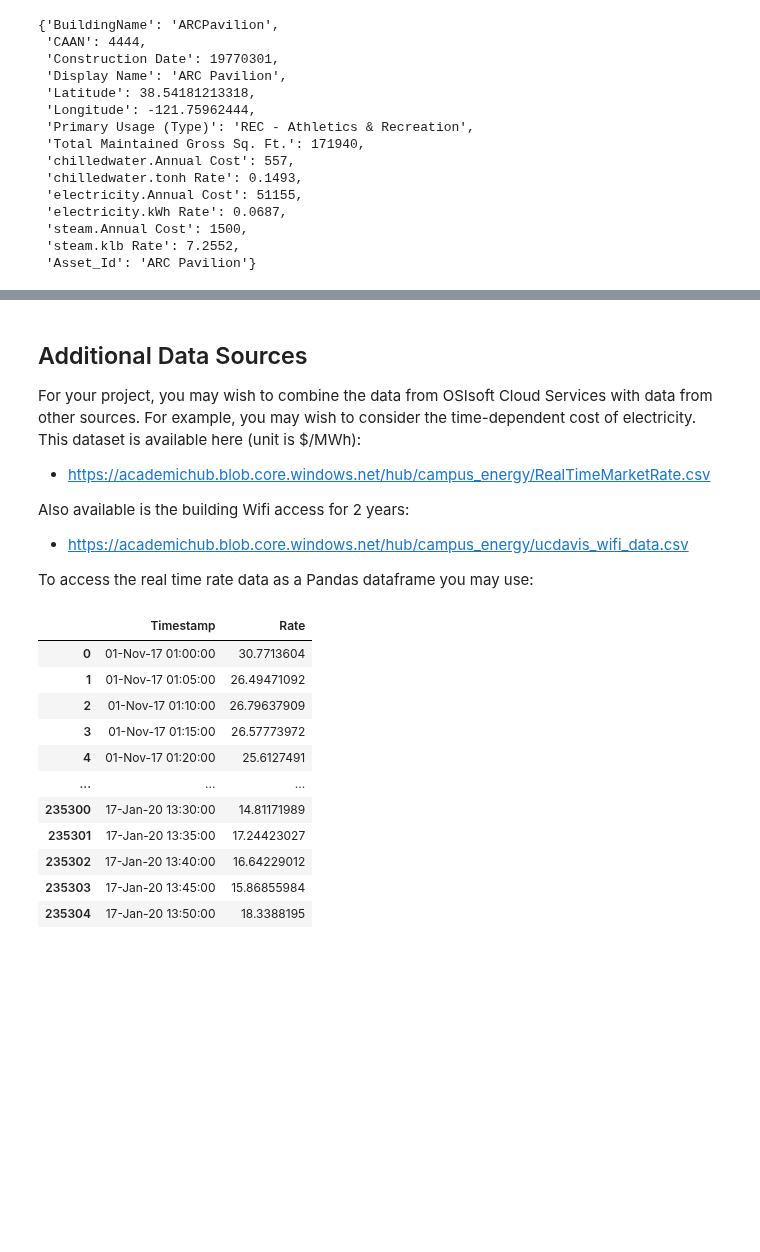
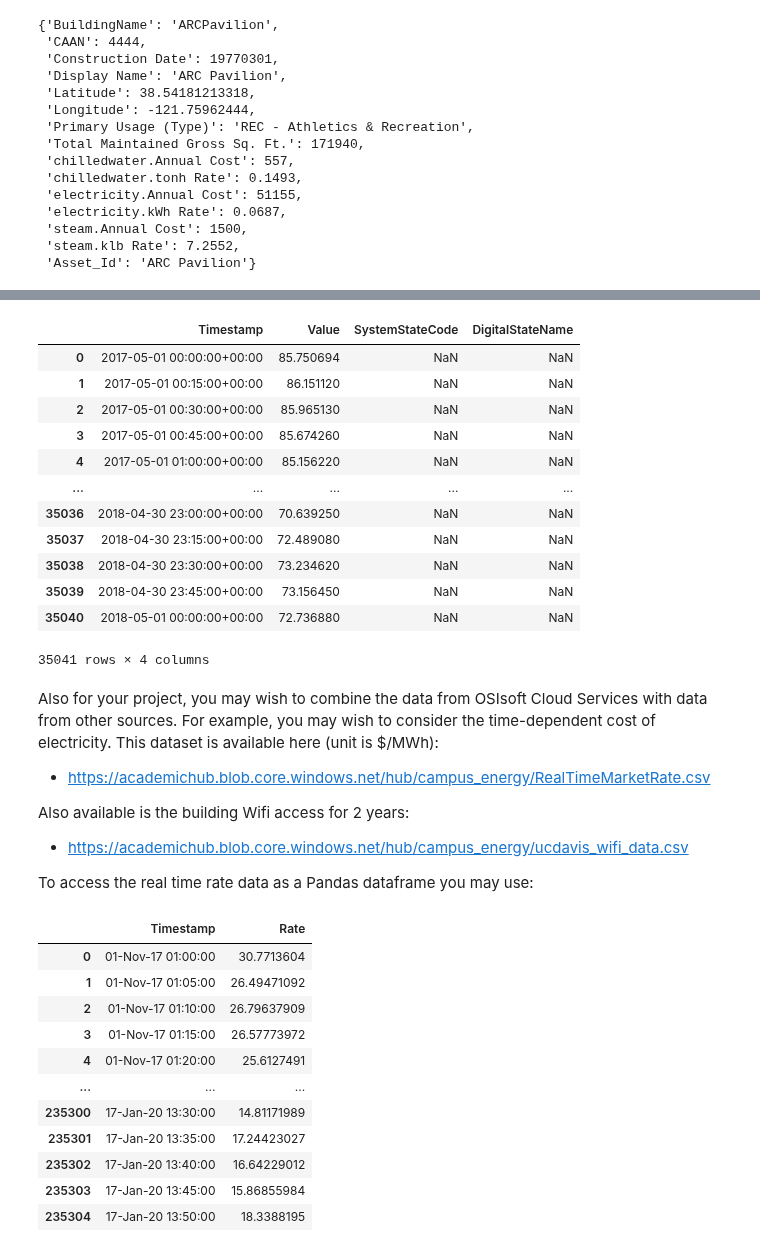
Before and after one commit to academic-hub/datasets, a Jupyter notebook: Campus_Energy_Dataset_Doc.ipynb, the cells around one changed output, grey strips where cells are left out. Saved outputs shown, nothing was run; the diff lists cells and outputs as text; code cells hidden in the pictures; blank space fills up the shorter version.

Commit message:
for final revision: outside temp stream added

```diff
--- a/Campus_Energy_Dataset_Doc.ipynb
+++ b/Campus_Energy_Dataset_Doc.ipynb
@@ -447,7 +460,27 @@ hub.asset_metadata("ARC Pavilion")
+# %%
+outside_temp = hub.Streams.getRangeValuesInterpolated(
+    namespace_id, "PI_uni-pida-vm0_2603", None, "2017-05", "2018-05", 365 * 96 + 1
+)
+
+outside_temp_df = pd.json_normalize(outside_temp)
+outside_temp_df["Timestamp"] = pd.to_datetime(outside_temp_df["Timestamp"])
+outside_temp_df
+# %% [output]
+|  | Timestamp | Value | SystemStateCode | DigitalStateName |
+| 0 | 2017-05-01 00:00:00+00:00 | 85.750694 | NaN | NaN |
+| 1 | 2017-05-01 00:15:00+00:00 | 86.151120 | NaN | NaN |
+| 2 | 2017-05-01 00:30:00+00:00 | 85.965130 | NaN | NaN |
+| 3 | 2017-05-01 00:45:00+00:00 | 85.674260 | NaN | NaN |
+| 4 | 2017-05-01 01:00:00+00:00 | 85.156220 | NaN | NaN |
+| ... | ... | ... | ... | ... |
+| 35036 | 2018-04-30 23:00:00+00:00 | 70.639250 | NaN | NaN |
+| 35037 | 2018-04-30 23:15:00+00:00 | 72.489080 | NaN | NaN |
+| 35038 | 2018-04-30 23:30:00+00:00 | 73.234620 | NaN | NaN |
+| 35039 | 2018-04-30 23:45:00+00:00 | 73.156450 | NaN | NaN |
+| 35040 | 2018-05-01 00:00:00+00:00 | 72.736880 | NaN | NaN |
+35041 rows × 4 columns
 # %% [markdown]
-## Additional Data Sources
-
-For your project, you may wish to combine the data from OSIsoft Cloud Services with data from other sources. For example, you may wish to consider the time-dependent cost of electricity. This dataset is available here (unit is $/MWh):
+Also for your project, you may wish to combine the data from OSIsoft Cloud Services with data from other sources. For example, you may wish to consider the time-dependent cost of electricity. This dataset is available here (unit is $/MWh):
 
 * https://academichub.blob.core.windows.net/hub/campus_energy/RealTimeMarketRate.csv
 
```
Also changed, not shown: parts of 9 cells of this notebook.
